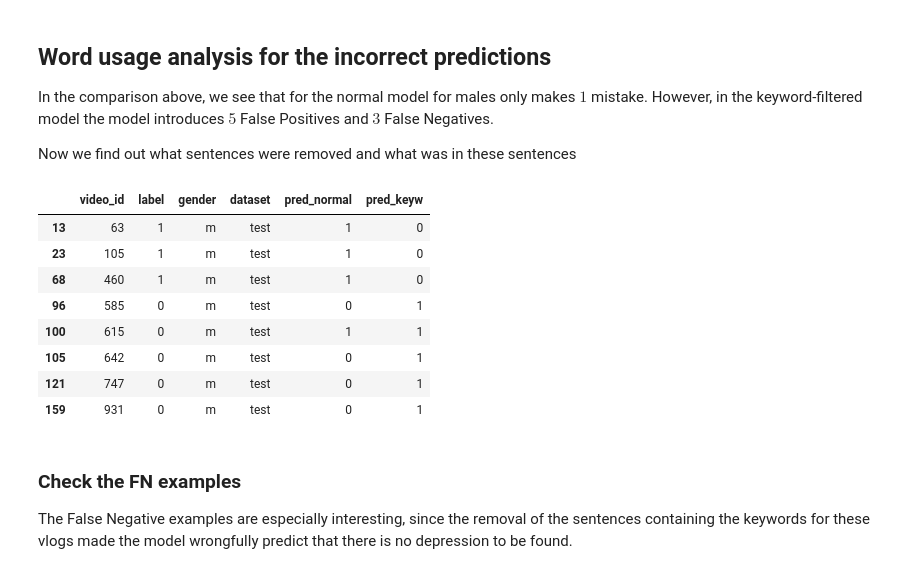
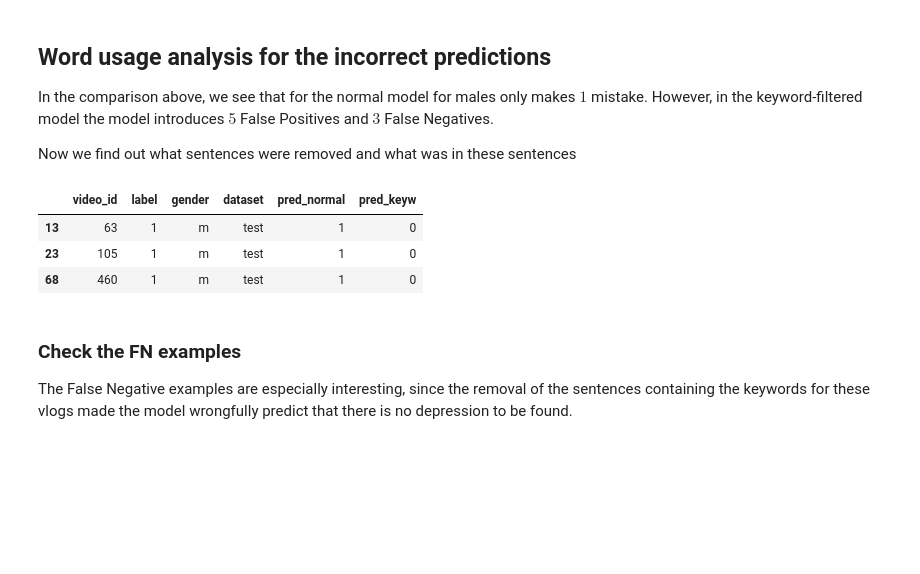
Before and after one commit to StanMey/Master_thesis_DVlog, a Jupyter notebook: notebooks/post-hoc_analysis.ipynb, the cells around one changed output. Drawn from its saved outputs; the diff is of its cells as text; code cells hidden in the pictures; blank space fills up the shorter version.

```diff
--- a/notebooks/post-hoc_analysis.ipynb
+++ b/notebooks/post-hoc_analysis.ipynb
@@ -356,23 +356,18 @@ Now we find out what sentences were removed and what was in these sentences
 # %%
 # first we select all examples from the test dataset that are male
 df_filtered = df_annotations[(df_annotations["dataset"] == "test") & (df_annotations["gender"] == "m")]
 
 # select the depression examples which were correctly predicted
 df_correct = df_filtered[(df_filtered["label"] == df_filtered["pred_keyw"]) & (df_filtered["label"] == 1)]
 
 # now we select the instances for which the label and prediction don't coincide
-df_fn = df_filtered[df_filtered["label"] != df_filtered["pred_keyw"]]
+df_fn = df_filtered[(df_filtered["label"] != df_filtered["pred_keyw"]) & (df_filtered["label"] == 1)]
 df_fn
 # %% [output]
 |  | video_id | label | gender | dataset | pred_normal | pred_keyw |
 | 13 | 63 | 1 | m | test | 1 | 0 |
 | 23 | 105 | 1 | m | test | 1 | 0 |
 | 68 | 460 | 1 | m | test | 1 | 0 |
-| 96 | 585 | 0 | m | test | 0 | 1 |
-| 100 | 615 | 0 | m | test | 1 | 1 |
-| 105 | 642 | 0 | m | test | 0 | 1 |
-| 121 | 747 | 0 | m | test | 0 | 1 |
-| 159 | 931 | 0 | m | test | 0 | 1 |
 # %% [markdown]
 ### Check the FN examples
 The False Negative examples are especially interesting, since the removal of the sentences containing the keywords for these vlogs made the model wrongfully predict that there is no depression to be found.
```
Also changed, not shown: parts of 7 cells of this notebook.
